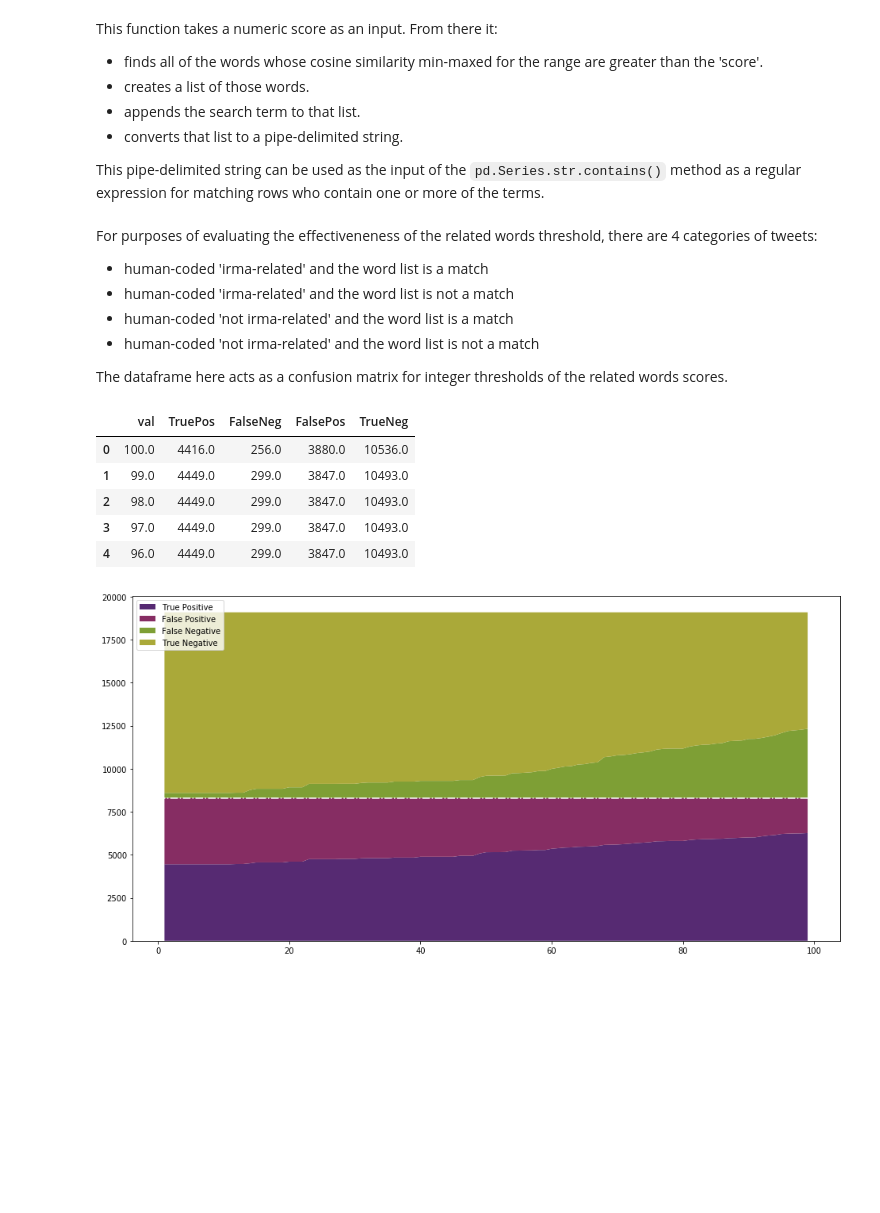
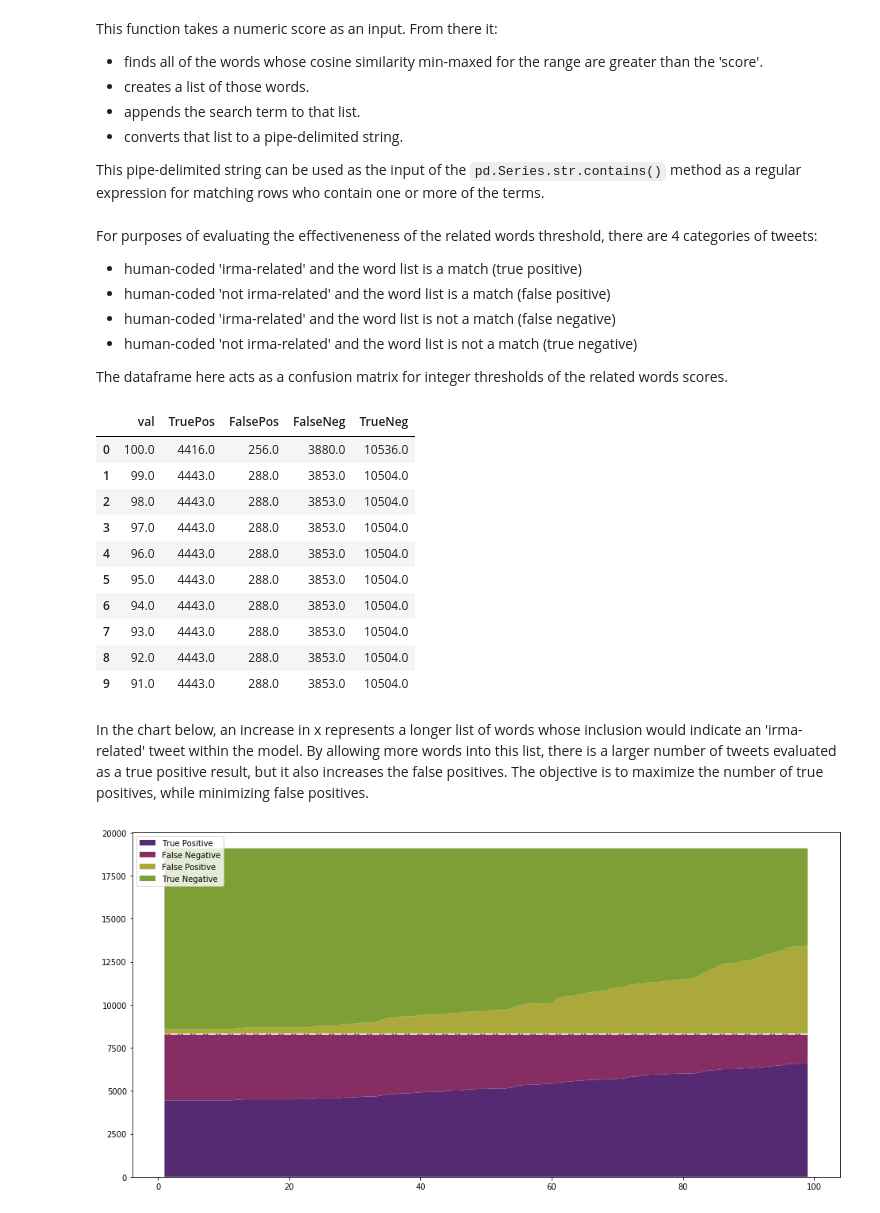
Before and after one commit to brownworth/TwitterDisaster, a Jupyter notebook: MinMaxScaledValues.ipynb, the cells around one changed output. Drawn from its saved outputs; the diff is of its cells as text; code cells hidden in the pictures; blank space fills up the shorter version.

Commit message:
Positive Counts
True Positive results for each threshold above a certain percentage.

```diff
--- a/MinMaxScaledValues.ipynb
+++ b/MinMaxScaledValues.ipynb
@@ -86,7 +87,7 @@ end_date = pd.to_datetime("2017-09-10 00:00:00")
 ### Related Word list quantity
 This number specifies the number of words that will be returned in each list associated with the time periods specified above
 # %%
-top_num_words = 200
+top_num_words = 300
 # %% [markdown]
 ## Word Embeddings
 ### Converting Words to Vectors using the 'Word2Vec' library
@@ -103,7 +104,7 @@ for tweet_day in pd.date_range(start = tweet_date, end = end_date, freq = date_d
     tweet_text = tweet_full_en.loc[tweet_day:tweet_day + date_delta,"tweet_text"]
 
     tweets_tokens = tweet_text.apply(tokens_no_stopwords)
-    vector_model = Word2Vec(tweets_tokens, min_count=1, sg=1, window=9, workers=1, size=100, seed=1)
+    vector_model = Word2Vec(tweets_tokens, min_count=1, window=11, workers=1, size=100, seed=1, sg=1)
     word_matrix = vector_model.wv[vector_model.wv.vocab]
 
     terms_from_range = pd.DataFrame.from_records(vector_model.wv.most_similar(search_term,topn=top_num_words),
@@ -168,10 +169,10 @@ def WordsScoreGreater(score):
     return "|".join(related_word_list)
 # %% [markdown]
 For purposes of evaluating the effectiveneness of the related words threshold, there are 4 categories of tweets:
-- human-coded 'irma-related' and the word list is a match
-- human-coded 'irma-related' and the word list is not a match
-- human-coded 'not irma-related' and the word list is a match
-- human-coded 'not irma-related' and the word list is not a match
+- human-coded 'irma-related' and the word list is a match (true positive)
+- human-coded 'not irma-related' and the word list is a match (false positive)
+- human-coded 'irma-related' and the word list is not a match (false negative)
+- human-coded 'not irma-related' and the word list is not a match (true negative)
 
 The dataframe here acts as a confusion matrix for integer thresholds of the related words scores.
 # %%
@@ -189,32 +190,39 @@ for i in list(range(100,0,-1)):
 import matplotlib.pyplot as plt
 %matplotlib inline
 # %%
-col_names = ['val','TruePos','FalseNeg','FalsePos','TrueNeg']
+col_names = ['val','TruePos','FalsePos','FalseNeg','TrueNeg']
 score_matrix.columns = col_names
 # %%
-score_matrix.head(5)
+score_matrix.head(10)
 # %% [output]
-|  | val | TruePos | FalseNeg | FalsePos | TrueNeg |
+|  | val | TruePos | FalsePos | FalseNeg | TrueNeg |
 | 0 | 100.0 | 4416.0 | 256.0 | 3880.0 | 10536.0 |
-| 1 | 99.0 | 4449.0 | 299.0 | 3847.0 | 10493.0 |
-| 2 | 98.0 | 4449.0 | 299.0 | 3847.0 | 10493.0 |
-| 3 | 97.0 | 4449.0 | 299.0 | 3847.0 | 10493.0 |
-| 4 | 96.0 | 4449.0 | 299.0 | 3847.0 | 10493.0 |
+| 1 | 99.0 | 4443.0 | 288.0 | 3853.0 | 10504.0 |
+| 2 | 98.0 | 4443.0 | 288.0 | 3853.0 | 10504.0 |
+| 3 | 97.0 | 4443.0 | 288.0 | 3853.0 | 10504.0 |
+| 4 | 96.0 | 4443.0 | 288.0 | 3853.0 | 10504.0 |
+| 5 | 95.0 | 4443.0 | 288.0 | 3853.0 | 10504.0 |
+| 6 | 94.0 | 4443.0 | 288.0 | 3853.0 | 10504.0 |
+| 7 | 93.0 | 4443.0 | 288.0 | 3853.0 | 10504.0 |
+| 8 | 92.0 | 4443.0 | 288.0 | 3853.0 | 10504.0 |
+| 9 | 91.0 | 4443.0 | 288.0 | 3853.0 | 10504.0 |
+# %% [markdown]
+In the chart below, an increase in x represents a longer list of words whose inclusion would indicate an 'irma-related' tweet within the model. By allowing more words into this list, there is a larger number of tweets evaluated as a true positive result, but it also increases the false positives. The objective is to maximize the number of true positives, while minimizing false positives.
 # %%
 fig = plt.figure(figsize=(16,8))
 ax = fig.subplots()
 
-color_list = ["#562a72", "#862d63", "#7e9f35", "#aaa939"]
+color_list = ["#562a72", "#862d63", "#aaa939", "#7e9f35"]
 
-ax.stackplot(score_matrix.iloc[1:,1:].index,
-             score_matrix.iloc[1:,1:].TruePos,
-             score_matrix.iloc[1:,1:].FalsePos,
-             score_matrix.iloc[1:,1:].FalseNeg,
-             score_matrix.iloc[1:,1:].TrueNeg,
-             labels=["True Positive","False Positive","False Negative","True Negative"],
+ax.stackplot(score_matrix.iloc[1:,:].index,
+             score_matrix.iloc[1:,:].TruePos,
+             score_matrix.iloc[1:,:].FalseNeg,
+             score_matrix.iloc[1:,:].FalsePos,
+             score_matrix.iloc[1:,:].TrueNeg,
+             labels=["True Positive","False Negative","False Positive","True Negative"],
             colors = color_list)
 ax.axhline(hc_encoded_counts[1],linestyle="-.",color="w")
 ax.legend(loc='upper left')
 plt.show()
 # %% [output]
-[figure, old version]
+[figure, new version]
```
Also changed, not shown: parts of 7 cells of this notebook.
